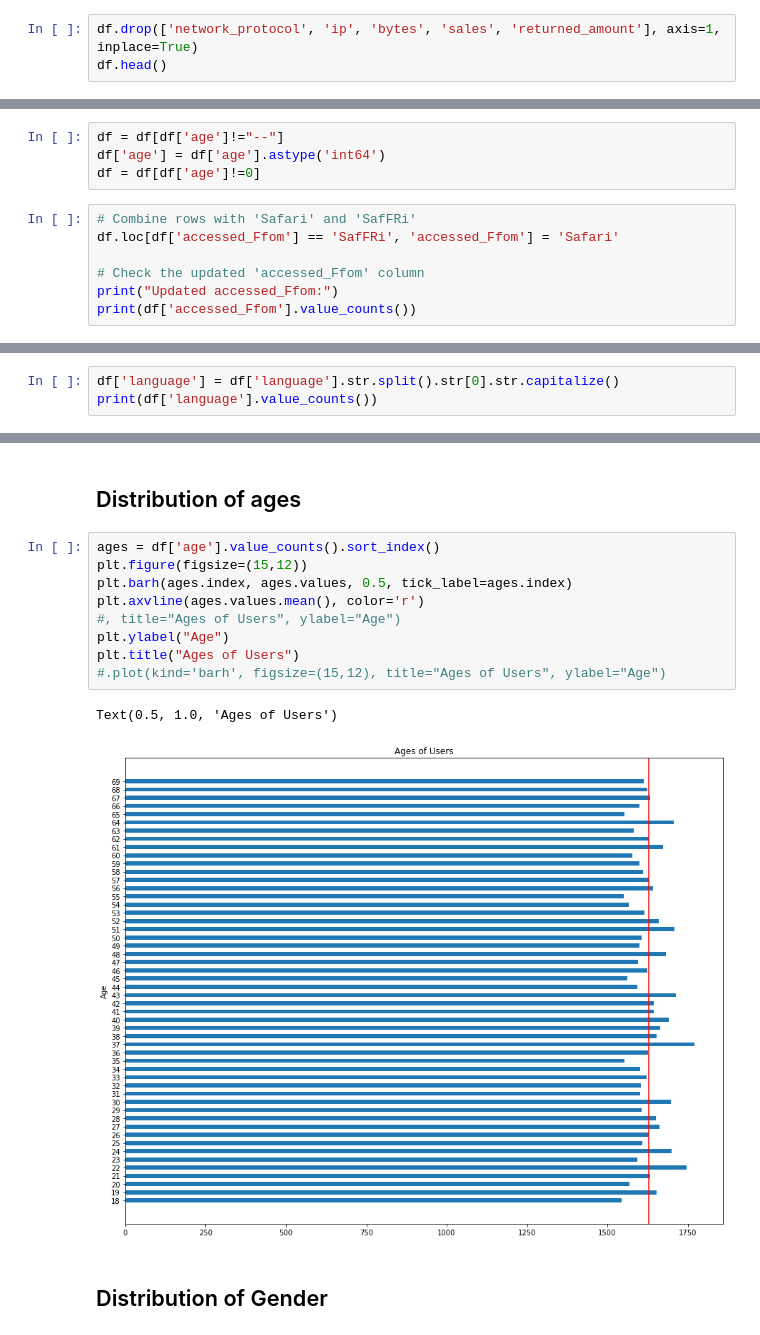
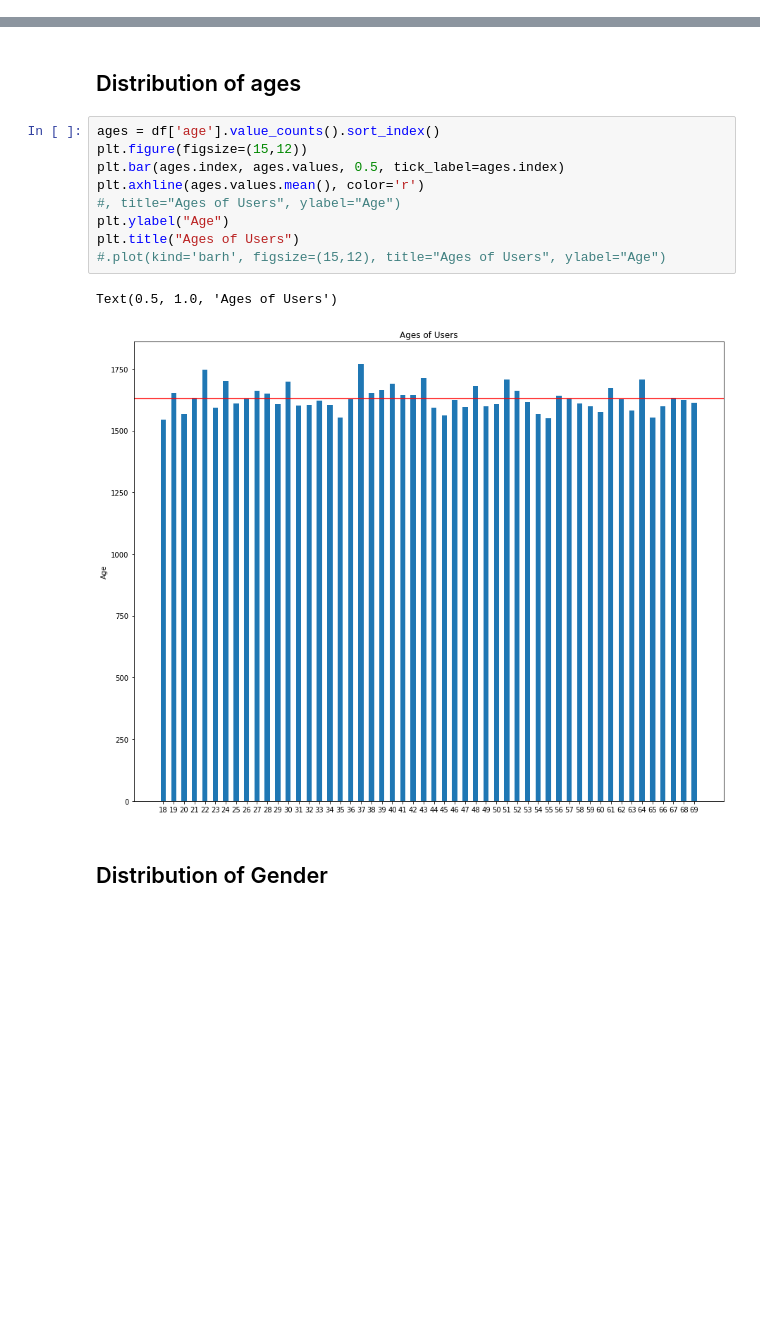
Before and after one commit to s-callejo/AI-Academy-capstone-project-team2, a Jupyter notebook: eda.ipynb, the cells around one changed output, grey strips where cells are left out. Cells and saved outputs as stored; diff of their text form; blank space fills up the shorter version.

Commit message:
make all charts normalized. update descriptions

```diff
--- a/eda.ipynb
+++ b/eda.ipynb
@@ -15,3 +14,0 @@ df.head()
-# %%
-df.drop(['network_protocol', 'ip', 'bytes', 'sales', 'returned_amount'], axis=1, inplace=True)
-df.head()
@@ -25,11 +14,0 @@ df.head()
-# %%
-df = df[df['age']!="--"]
-df['age'] = df['age'].astype('int64')
-df = df[df['age']!=0]
-# %%
-# Combine rows with 'Safari' and 'SafFRi'
-df.loc[df['accessed_Ffom'] == 'SafFRi', 'accessed_Ffom'] = 'Safari'
-
-# Check the updated 'accessed_Ffom' column
-print("Updated accessed_Ffom:")
-print(df['accessed_Ffom'].value_counts())
@@ -46,3 +14,0 @@ Name: accessed_Ffom, dtype: int64
-# %%
-df['language'] = df['language'].str.split().str[0].str.capitalize()
-print(df['language'].value_counts())
@@ -69,15 +17,15 @@ Name: language, dtype: int64
 # %%
 ages = df['age'].value_counts().sort_index()
 plt.figure(figsize=(15,12))
-plt.barh(ages.index, ages.values, 0.5, tick_label=ages.index)
-plt.axvline(ages.values.mean(), color='r')
+plt.bar(ages.index, ages.values, 0.5, tick_label=ages.index)
+plt.axhline(ages.values.mean(), color='r')
 #, title="Ages of Users", ylabel="Age")
 plt.ylabel("Age")
 plt.title("Ages of Users")
 #.plot(kind='barh', figsize=(15,12), title="Ages of Users", ylabel="Age")
 # %% [output]
 Text(0.5, 1.0, 'Ages of Users')
-[figure, old version]
+[figure, new version]
 # %% [markdown]
 ## Distribution of Gender
 # %%
```
Also changed, not shown: parts of 17 cells of this notebook, 1 other file.
